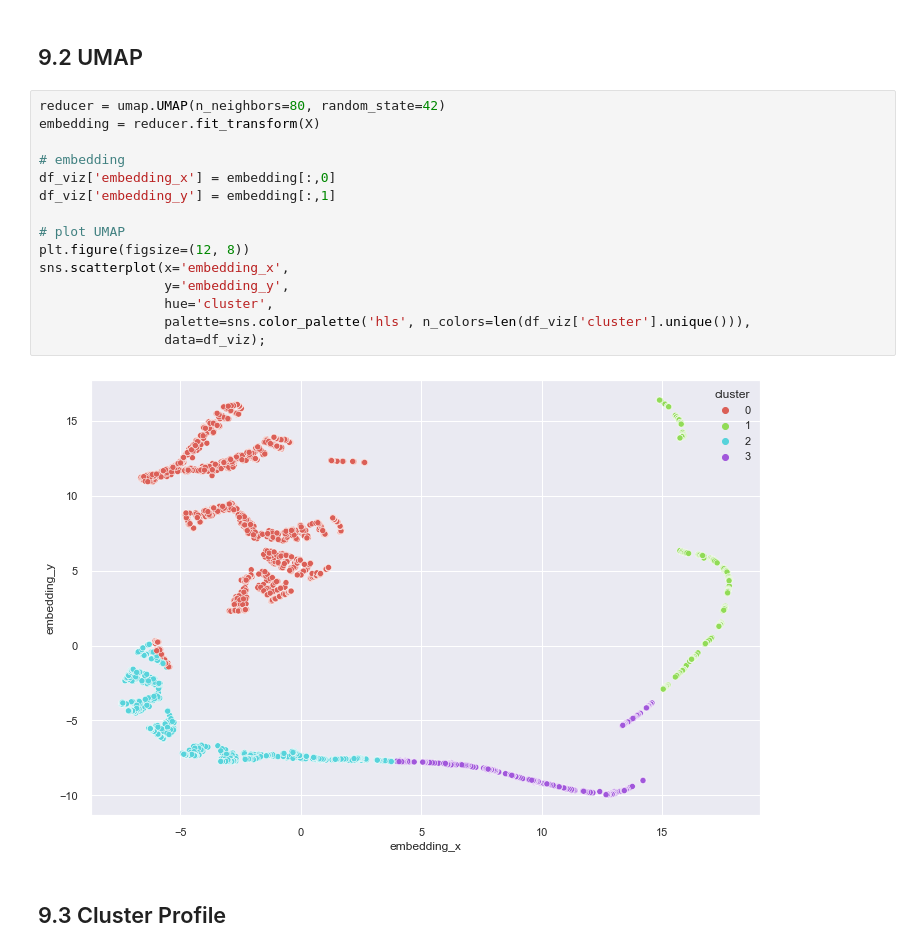
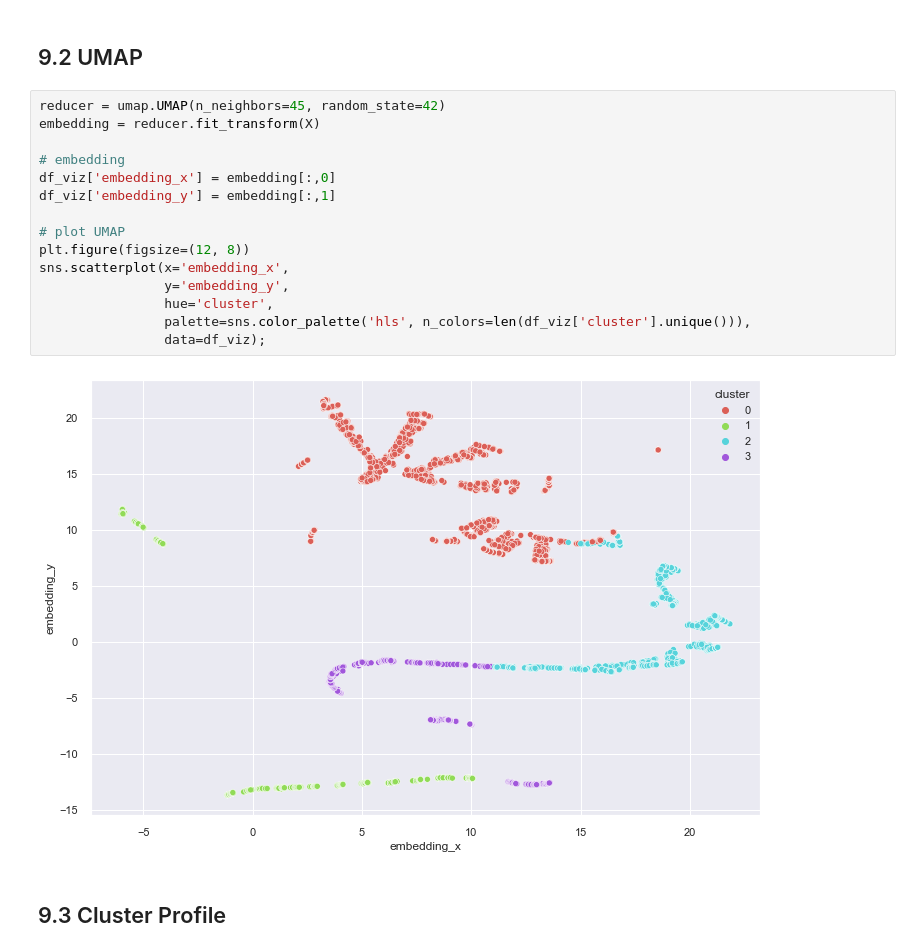
Before and after one commit to anaclaudialemos/customers_clustering_for_loyalty_program, a Jupyter notebook: notebooks/c02_metrics.ipynb, the cells around one changed output. Drawn from its saved outputs; the diff is of its cells as text.

```diff
--- a/notebooks/c02_metrics.ipynb
+++ b/notebooks/c02_metrics.ipynb
@@ -524,22 +524,22 @@ sns.pairplot(df_viz, hue='cluster', palette=sns.color_palette('hls', n_colors=le
 # %% [markdown]
 ## 9.2 UMAP
 # %%
-reducer = umap.UMAP(n_neighbors=80, random_state=42)
+reducer = umap.UMAP(n_neighbors=45, random_state=42)
 embedding = reducer.fit_transform(X)
 
 # embedding
 df_viz['embedding_x'] = embedding[:,0]
 df_viz['embedding_y'] = embedding[:,1]
 
 # plot UMAP
 plt.figure(figsize=(12, 8))
 sns.scatterplot(x='embedding_x',
                 y='embedding_y',
                 hue='cluster',
                 palette=sns.color_palette('hls', n_colors=len(df_viz['cluster'].unique())),
                 data=df_viz);
 # %% [output]
-[figure, old version]
+[figure, new version]
 # %% [markdown]
 ## 9.3 Cluster Profile
 # %%
```
Also changed, not shown: parts of 3 cells of this notebook.
